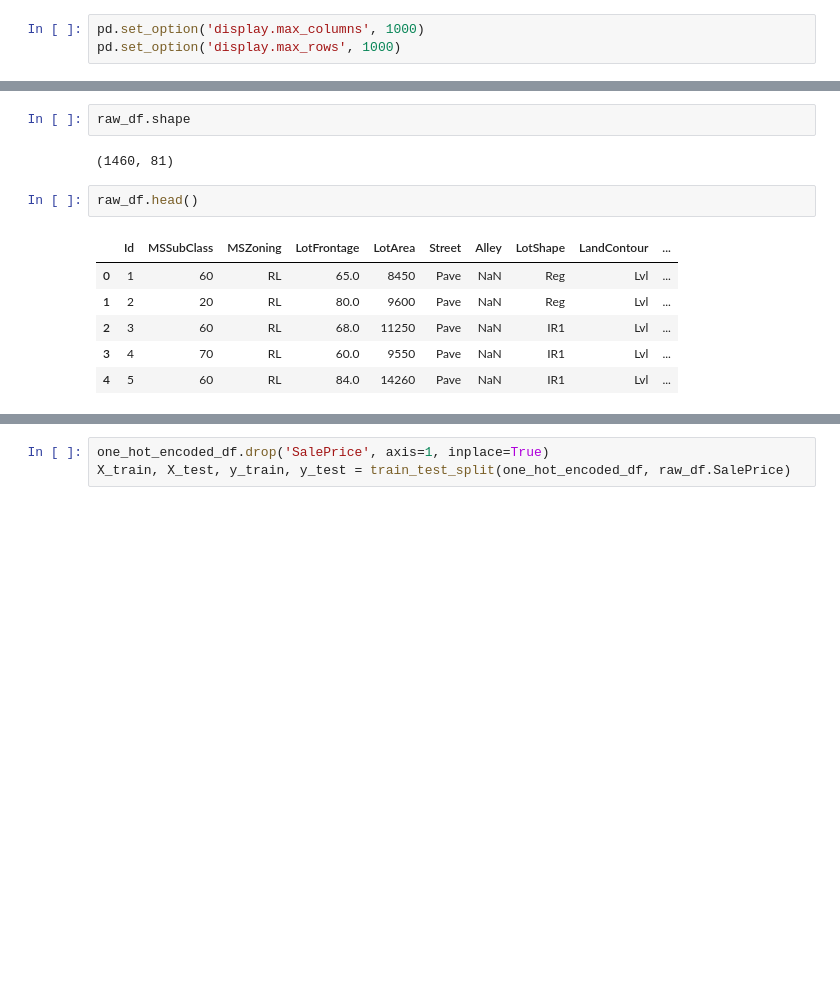
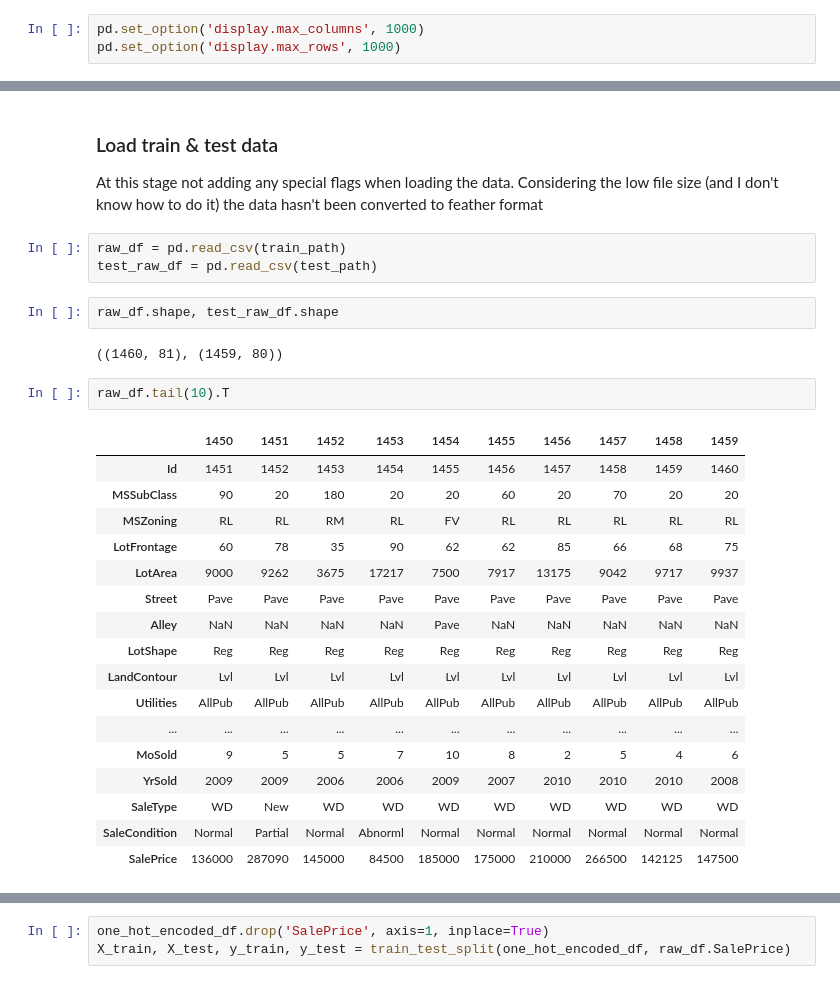
Before and after one commit to samC3/mediumai, a Jupyter notebook: kaggle/house-price/sam/First_pass_rf_regressor.ipynb, the cells around one changed output, grey strips where cells are left out. Saved outputs shown, nothing was run; the diff lists cells and outputs as text; blank space fills up the shorter version.

```diff
--- a/kaggle/house-price/sam/First_pass_rf_regressor.ipynb
+++ b/kaggle/house-price/sam/First_pass_rf_regressor.ipynb
@@ -23,13 +24,31 @@ Wall time: 29.6 ms
+# %% [markdown]
+### Load train & test data
+
+At this stage not adding any special flags when loading the data. Considering the low file size (and I don't know how to do it) the data hasn't been converted to feather format
+# %%
+raw_df = pd.read_csv(train_path)
+test_raw_df = pd.read_csv(test_path)
 # %%
-raw_df.shape
+raw_df.shape, test_raw_df.shape
 # %% [output]
-(1460, 81)
+((1460, 81), (1459, 80))
-# %%
-raw_df.head()
-# %% [output]
-|  | Id | MSSubClass | MSZoning | LotFrontage | LotArea | Street | Alley | LotShape | LandContour | ... |
-| 0 | 1 | 60 | RL | 65.0 | 8450 | Pave | NaN | Reg | Lvl | ... |
-| 1 | 2 | 20 | RL | 80.0 | 9600 | Pave | NaN | Reg | Lvl | ... |
-| 2 | 3 | 60 | RL | 68.0 | 11250 | Pave | NaN | IR1 | Lvl | ... |
-| 3 | 4 | 70 | RL | 60.0 | 9550 | Pave | NaN | IR1 | Lvl | ... |
-| 4 | 5 | 60 | RL | 84.0 | 14260 | Pave | NaN | IR1 | Lvl | ... |
+# %%
+raw_df.tail(10).T
+# %% [output]
+|  | 1450 | 1451 | 1452 | 1453 | 1454 | 1455 | 1456 | 1457 | 1458 | 1459 |
+| Id | 1451 | 1452 | 1453 | 1454 | 1455 | 1456 | 1457 | 1458 | 1459 | 1460 |
+| MSSubClass | 90 | 20 | 180 | 20 | 20 | 60 | 20 | 70 | 20 | 20 |
+| MSZoning | RL | RL | RM | RL | FV | RL | RL | RL | RL | RL |
+| LotFrontage | 60 | 78 | 35 | 90 | 62 | 62 | 85 | 66 | 68 | 75 |
+| LotArea | 9000 | 9262 | 3675 | 17217 | 7500 | 7917 | 13175 | 9042 | 9717 | 9937 |
+| Street | Pave | Pave | Pave | Pave | Pave | Pave | Pave | Pave | Pave | Pave |
+| Alley | NaN | NaN | NaN | NaN | Pave | NaN | NaN | NaN | NaN | NaN |
+| LotShape | Reg | Reg | Reg | Reg | Reg | Reg | Reg | Reg | Reg | Reg |
+| LandContour | Lvl | Lvl | Lvl | Lvl | Lvl | Lvl | Lvl | Lvl | Lvl | Lvl |
+| Utilities | AllPub | AllPub | AllPub | AllPub | AllPub | AllPub | AllPub | AllPub | AllPub | AllPub |
+| ... | ... | ... | ... | ... | ... | ... | ... | ... | ... | ... |
+| MoSold | 9 | 5 | 5 | 7 | 10 | 8 | 2 | 5 | 4 | 6 |
+| YrSold | 2009 | 2009 | 2006 | 2006 | 2009 | 2007 | 2010 | 2010 | 2010 | 2008 |
+| SaleType | WD | New | WD | WD | WD | WD | WD | WD | WD | WD |
+| SaleCondition | Normal | Partial | Normal | Abnorml | Normal | Normal | Normal | Normal | Normal | Normal |
+| SalePrice | 136000 | 287090 | 145000 | 84500 | 185000 | 175000 | 210000 | 266500 | 142125 | 147500 |
```
Also changed, not shown: parts of 33 cells of this notebook, 5 other files.
